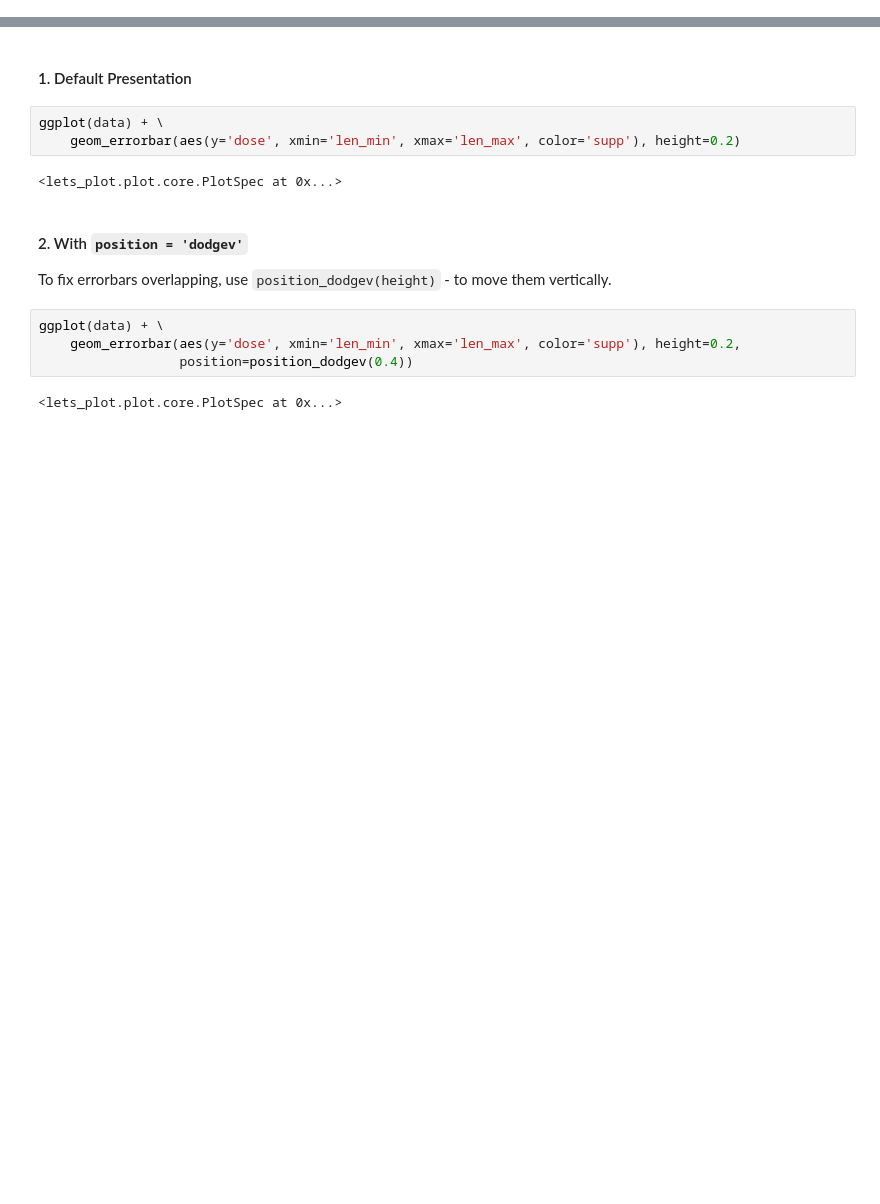
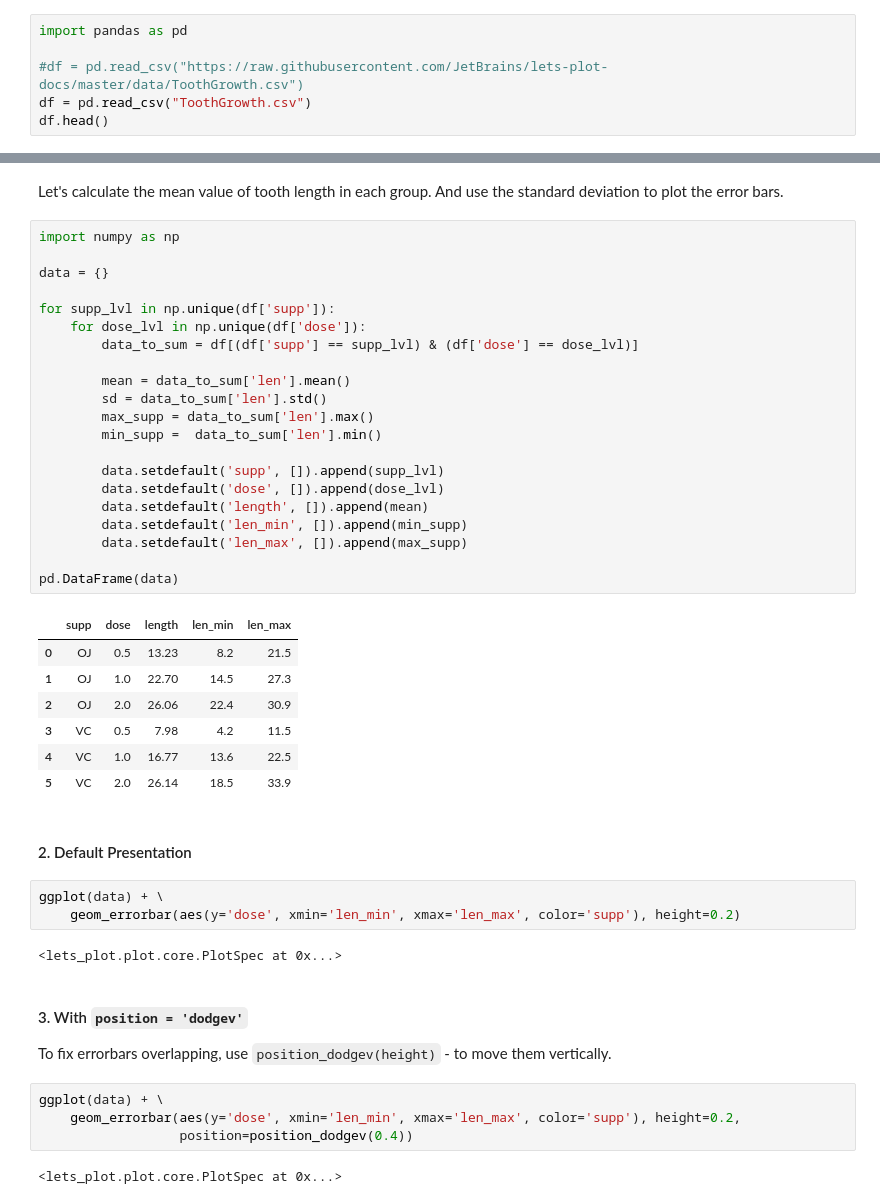
Before and after one commit to OLarionova-HORIS/lets-plot-experiments, a Jupyter notebook: demo/geom_errorbarh/horizontal_error_bars.ipynb, the cells around one changed output, grey strips where cells are left out. Drawn from its saved outputs; the diff is of its cells as text; blank space fills up the shorter version.

Commit message:
Add demo with ToothGrowth dataset

```diff
--- a/demo/geom_errorbarh/horizontal_error_bars.ipynb
+++ b/demo/geom_errorbarh/horizontal_error_bars.ipynb
@@ -19,0 +14,6 @@ data = dict(
+# %%
+import pandas as pd
+
+#df = pd.read_csv("https://raw.githubusercontent.com/JetBrains/lets-plot-docs/master/data/ToothGrowth.csv")
+df = pd.read_csv("ToothGrowth.csv")
+df.head()
@@ -20,12 +33,43 @@ data = dict(
+# %% [markdown]
+Let's calculate the mean value of tooth length in each group. And use the standard deviation to plot the error bars.
+# %%
+import numpy as np
+
+data = {}
+
+for supp_lvl in np.unique(df['supp']):
+    for dose_lvl in np.unique(df['dose']):
+        data_to_sum = df[(df['supp'] == supp_lvl) & (df['dose'] == dose_lvl)]
+
+        mean = data_to_sum['len'].mean()
+        sd = data_to_sum['len'].std()
+        max_supp = data_to_sum['len'].max()
+        min_supp =  data_to_sum['len'].min()
+
+        data.setdefault('supp', []).append(supp_lvl)
+        data.setdefault('dose', []).append(dose_lvl)
+        data.setdefault('length', []).append(mean)
+        data.setdefault('len_min', []).append(min_supp)
+        data.setdefault('len_max', []).append(max_supp)
+
+pd.DataFrame(data)
+# %% [output]
+|  | supp | dose | length | len_min | len_max |
+| 0 | OJ | 0.5 | 13.23 | 8.2 | 21.5 |
+| 1 | OJ | 1.0 | 22.70 | 14.5 | 27.3 |
+| 2 | OJ | 2.0 | 26.06 | 22.4 | 30.9 |
+| 3 | VC | 0.5 | 7.98 | 4.2 | 11.5 |
+| 4 | VC | 1.0 | 16.77 | 13.6 | 22.5 |
+| 5 | VC | 2.0 | 26.14 | 18.5 | 33.9 |
 # %% [markdown]
-#### 1. Default Presentation
+#### 2. Default Presentation
 # %%
 ggplot(data) + \
     geom_errorbar(aes(y='dose', xmin='len_min', xmax='len_max', color='supp'), height=0.2)
 # %% [output]
 <lets_plot.plot.core.PlotSpec at 0x...>
 # %% [markdown]
-#### 2. With `position = 'dodgev'`
+#### 3. With `position = 'dodgev'`
 
 
 To fix errorbars overlapping, use `position_dodgev(height)` - to move them vertically.
```
Also changed, not shown: parts of 6 cells of this notebook, 1 other file.
